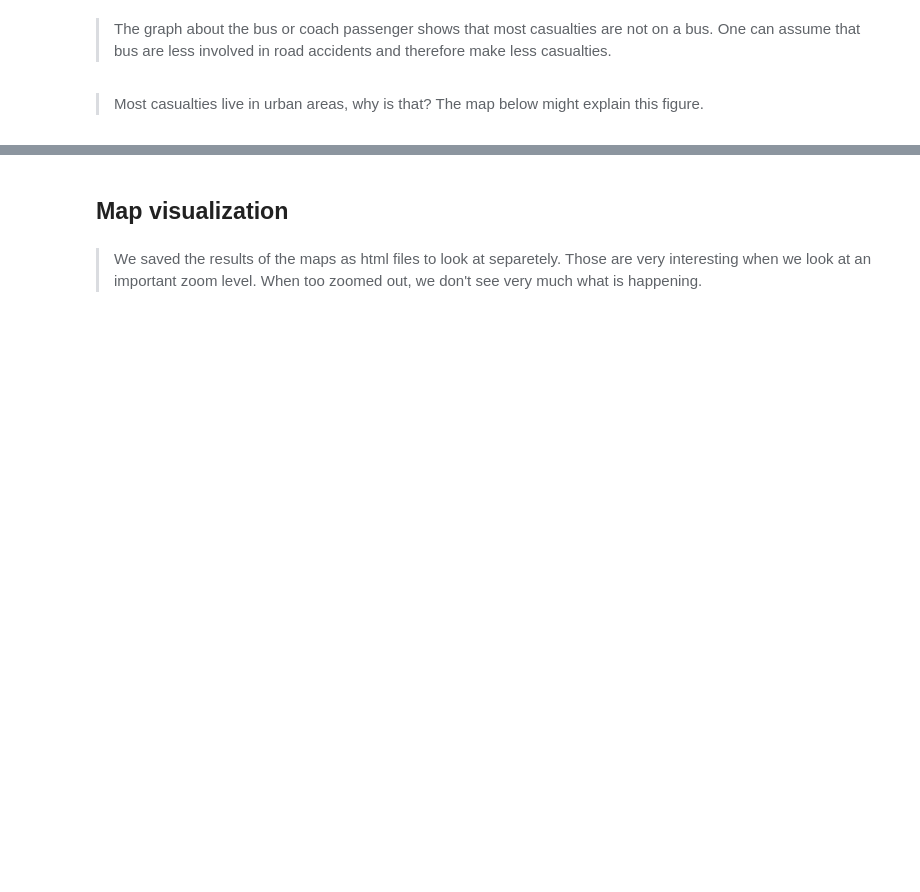
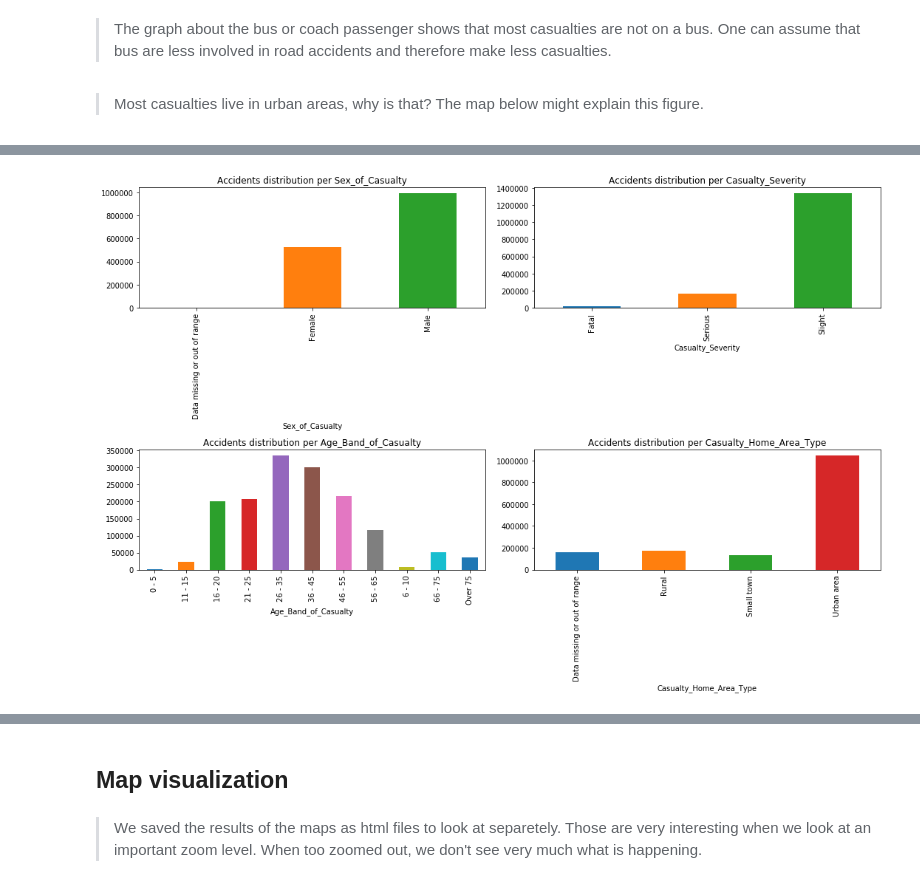
Before and after one commit to Eagleseb/survive-your-commuting, a Jupyter notebook: Milestone2-marion.ipynb, the cells around one changed output, grey strips where cells are left out. Cells and saved outputs as stored; diff of their text form; code cells hidden in the pictures; blank space fills up the shorter version.

Commit message:
hour distrib

```diff
--- a/Milestone2-marion.ipynb
+++ b/Milestone2-marion.ipynb
@@ -17,17 +17,17 @@ import dl_data
 # %%
 #HELPERS
 
-def plot_distrib(acc, group = "Day_of_Week", colname = 'index', ax = None):
+def plot_distrib(acc, group = "Day_of_Week", colname = 'index', ax = None, leg = ""):
     """
     Plot the distribution of colname per group
     """
     if colname == 'index':
         acc[acc[group] != -1].groupby([group]).count().iloc[:,0].plot.bar(x = group,
-                                                       title = "Accidents distribution per {}".format(group),
+                                                       title = "Accidents distribution per {} {}".format(group, leg),
                                                        ax = ax)
     else:
         acc[acc[group] != -1].groupby([group])[colname].sum().plot.bar(x = group,
-                                                     title = "{} distribution per {}".format(colname, group),
+                                                     title = "{} distribution per {} {}".format(colname, group, leg),
                                                      ax = ax)
 # %%
 #download the dataset
@@ -81,0 +105,13 @@ fig.tight_layout()
+# %%
+#plot using the casualties dataframe
+drivers = casualties[casualties['Casualty_Class'] == 'Driver or rider']
+
+fig, axes = plt.subplots(2, 2, figsize=(15, 10))
+plot_distrib(drivers, group = "Sex_of_Casualty", ax = axes[0][0])
+plot_distrib(drivers, group = "Casualty_Severity", ax = axes[0][1])
+plot_distrib(drivers, group = "Age_Band_of_Casualty", ax = axes[1][0])
+plot_distrib(drivers, group = "Casualty_Home_Area_Type", ax = axes[1][1])
+
+fig.tight_layout()
+# %% [output]
+[figure, added]
```
Also changed, not shown: parts of 10 cells of this notebook, 2 other files.
